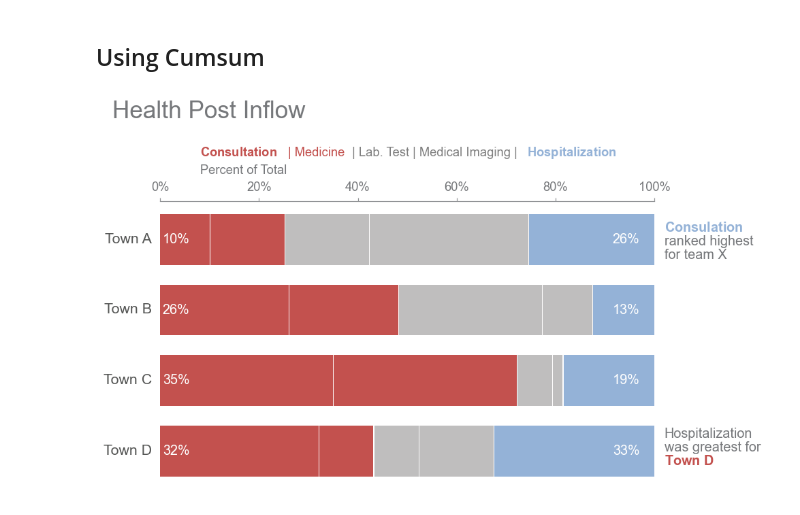
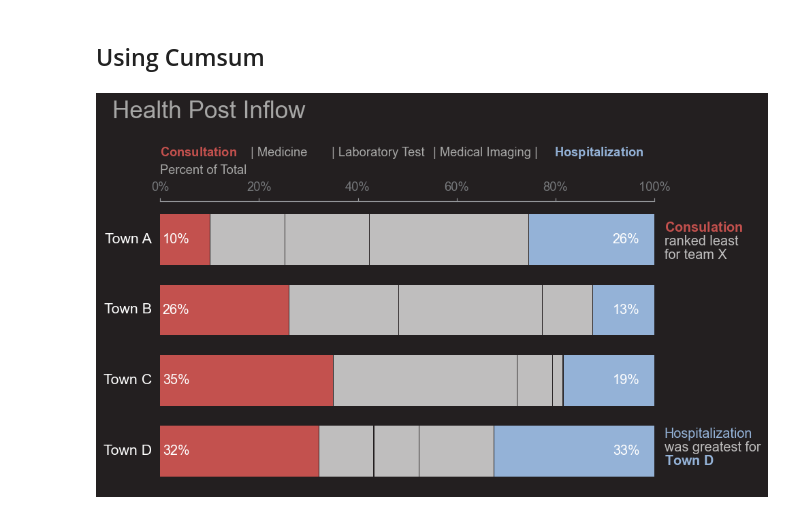
Before and after one commit to babaniyi/Data-visualisation, a Jupyter notebook: 1_notebooks/barplots.ipynb, the cells around one changed output. Drawn from its saved outputs; the diff is of its cells as text; code cells hidden in the pictures.

```diff
--- a/1_notebooks/barplots.ipynb
+++ b/1_notebooks/barplots.ipynb
@@ -207,21 +207,22 @@ results = {
     "Town D": [32, 11, 9, 15, 33],
 }
 
-def plot_survey_items(results, category_names):
+def plot_survey_items(results, category_names, filename=None):
 
     labels = list(results.keys()) # Extract y axis labels (string)
     data = np.array(list(results.values())) # Extract y axis values (float, int)
     data_cum = data.cumsum(axis=1) # Cumulative values
     category_colors = np.array( [
-        [RED1, RED1, GRAY9, GRAY9, BLUE3],
-        [RED1, RED1, GRAY9, GRAY9, BLUE3],
-        [RED1, RED1, GRAY9, GRAY9, BLUE3],
-        [RED1, RED1, GRAY9, GRAY9, BLUE3],
-        [RED1, RED1, GRAY9, GRAY9, BLUE3],
-        [RED1, RED1, GRAY9, GRAY9, BLUE3],
+        [RED1, GRAY9, GRAY9, GRAY9, BLUE3],
+        [RED1, GRAY9, GRAY9, GRAY9, BLUE3],
+        [RED1, GRAY9, GRAY9, GRAY9, BLUE3],
+        [RED1, GRAY9, GRAY9, GRAY9, BLUE3],
+        [RED1, GRAY9, GRAY9, GRAY9, BLUE3],
+        [RED1, GRAY9, GRAY9, GRAY9, BLUE3],
     ])
 
-    fig, ax = plt.subplots(figsize=(9, 4.65), dpi=110)
+    fig, ax = plt.subplots(figsize=(9, 4.65), dpi=110, facecolor=GRAY1) # set the figure to be black (outside of the plot)
+    ax.set_facecolor(GRAY1) # set only inside of the plot black
     ax.invert_yaxis() # invert because we are using horizontal bar instead of vertical
     fig.subplots_adjust(left=0.445, right=0.765, top=0.77, bottom=0.01)
 
@@ -271,7 +272,7 @@ def plot_survey_items(results, category_names):
         item.set_fontsize(12)
     for item in ax.get_yticklabels():
         item.set_fontsize(14)
-        item.set_color(GRAY3)
+        item.set_color('white')
 
         offset = transforms.ScaledTranslation(-0.06, 0.02, fig.dpi_scale_trans)
         item.set_transform(item.get_transform() + offset)
@@ -288,44 +289,46 @@ def plot_survey_items(results, category_names):
     ax.spines['bottom'].set_visible(False)  # Hide the bottom spine
 
 
     rainbow_text(102, 0.27,
              '$\\bf{Consulation}$\n'
-             'ranked highest\n'
+             'ranked least\n'
              'for team X',
-             [[BLUE3], [GRAY5], [GRAY5]],
+             [[RED1], [GRAY9], [GRAY9]],
              spacing=20,
              ax=ax,
              fontsize=13
              )
 
     rainbow_text(102, 3.2,
                 'Hospitalization\n'
                 'was greatest for\n'
                 '$\\bf{Town\ D}$',
-                [[GRAY5], [GRAY5], [RED1]],
+                [[BLUE3], [GRAY9], [BLUE3]],
                 spacing=20,
                 ax=ax,
                 fontsize=13
                 )
 
 
-    plt.figtext(0.03, 1.1, 'Health Post Inflow', color=GRAY5, fontsize=23)
+    plt.figtext(0.03, 1.1, 'Health Post Inflow', color=GRAY8, fontsize=23) # title font
+    plt.figtext(0.10, 0.94, 'Percent of Total', color=GRAY8, fontsize=12) # sub heading
 
-    plt.figtext(0.16, 0.99, '$\\bf{Consultation}$', color=RED1, fontsize=12)
-    plt.figtext(0.16, 0.94, 'Percent of Total', color=GRAY5, fontsize=12)
-
-    plt.figtext(0.29, 0.99, '| Medicine', color=RED1, fontsize=12)
-    plt.figtext(0.38, 0.99, ' | Lab. Test ', color='gray', fontsize=12)
-    plt.figtext(0.47, 0.99, ' | Medical Imaging |', color='gray', fontsize=12)
-    plt.figtext(0.64, 0.99, ' $\\bf{Hospitalization}$', color=BLUE3, fontsize=12)
+    plt.figtext(0.10, 0.99, '$\\bf{Consultation}$', color=RED1, fontsize=12)
+    plt.figtext(0.23, 0.99, ' | Medicine', color=GRAY8, fontsize=12)
+    plt.figtext(0.35, 0.99, ' | Laboratory Test ', color=GRAY8, fontsize=12)
+    plt.figtext(0.5, 0.99, ' | Medical Imaging |', color=GRAY8, fontsize=12)
+    plt.figtext(0.68, 0.99, ' $\\bf{Hospitalization}$', color=BLUE3, fontsize=12)
 
     # Display the plot
     plt.tight_layout(rect=[0, 0, 1, 0.95])
+
+    if filename:
+        plt.savefig(filename + '.png', facecolor=fig.get_facecolor(), bbox_inches='tight',)
+
     plt.show()
 
 
-
-
+#plot_survey_items(results, category_names, "health_post_bar_plot")
 plot_survey_items(results, category_names)
 # %% [output]
-[figure, old version]
+[figure, new version]
```
